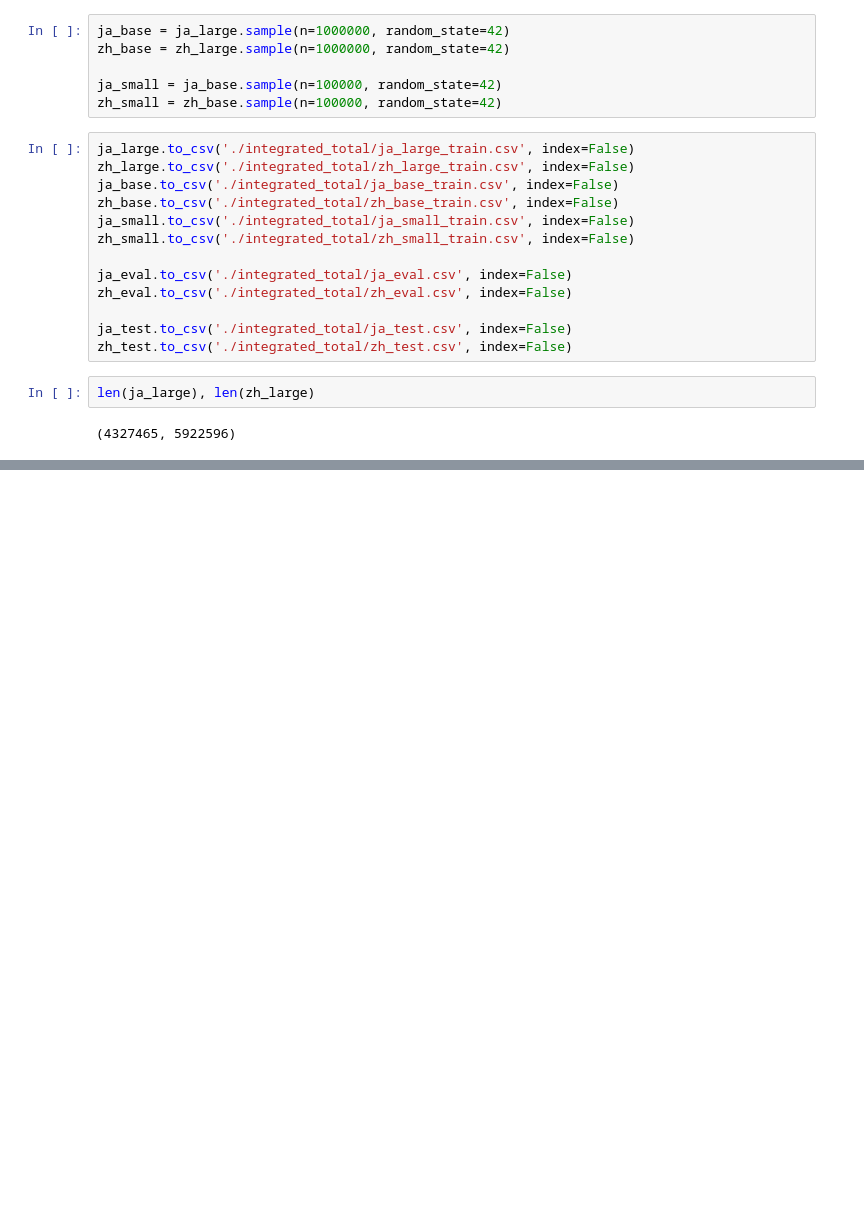
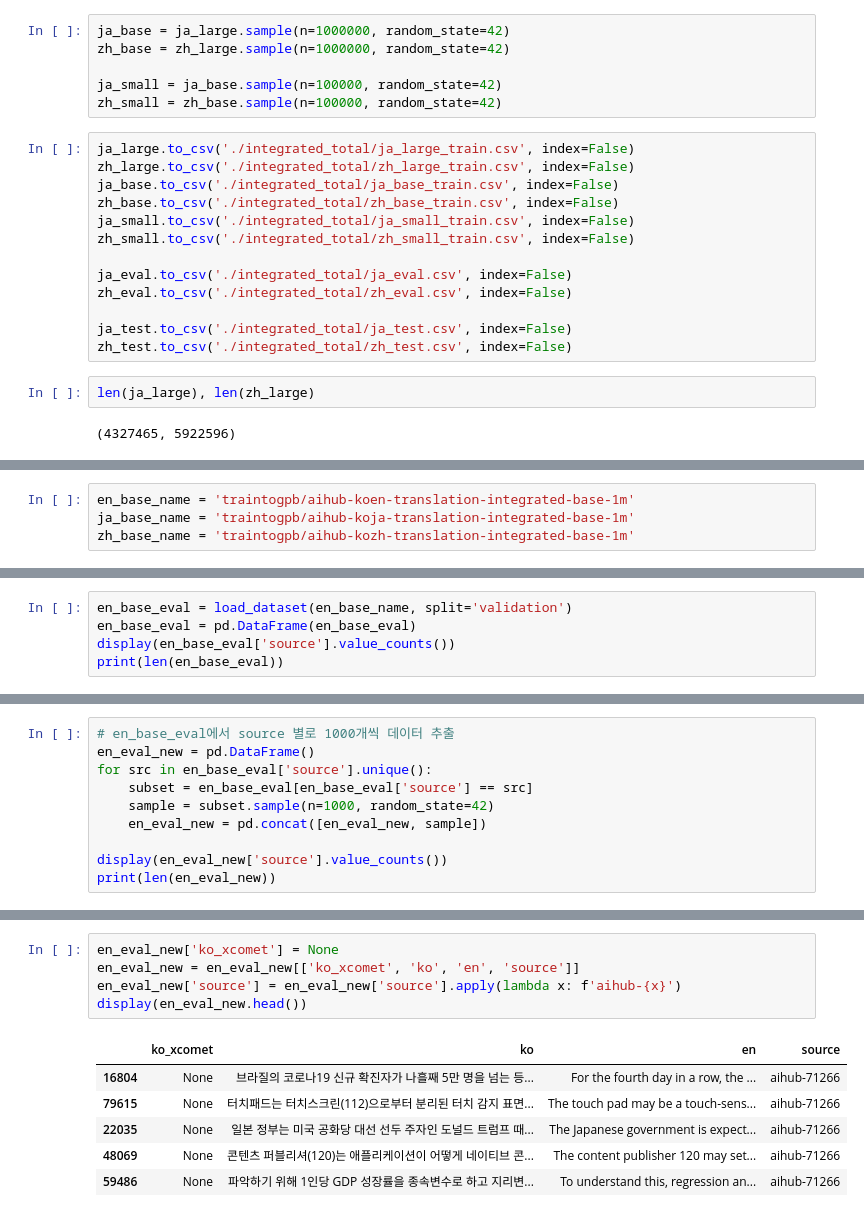
Before and after one commit to TrainToGPB/slm-mmt-exp, a Jupyter notebook: translation_datasets/mmt/aihub_integration/mmt_integration.ipynb, the cells around one changed output, grey strips where cells are left out. Drawn from its saved outputs; the diff is of its cells as text; blank space fills up the shorter version.

```diff
--- a/translation_datasets/mmt/aihub_integration/mmt_integration.ipynb
+++ b/translation_datasets/mmt/aihub_integration/mmt_integration.ipynb
@@ -775,0 +783,4 @@ len(ja_large), len(zh_large)
+# %%
+en_base_name = 'traintogpb/aihub-koen-translation-integrated-base-1m'
+ja_base_name = 'traintogpb/aihub-koja-translation-integrated-base-1m'
+zh_base_name = 'traintogpb/aihub-kozh-translation-integrated-base-1m'
@@ -775,0 +1098,5 @@ len(ja_large), len(zh_large)
+# %%
+en_base_eval = load_dataset(en_base_name, split='validation')
+en_base_eval = pd.DataFrame(en_base_eval)
+display(en_base_eval['source'].value_counts())
+print(len(en_base_eval))
@@ -775,0 +1115,10 @@ len(ja_large), len(zh_large)
+# %%
+# en_base_eval에서 source 별로 1000개씩 데이터 추출
+en_eval_new = pd.DataFrame()
+for src in en_base_eval['source'].unique():
+    subset = en_base_eval[en_base_eval['source'] == src]
+    sample = subset.sample(n=1000, random_state=42)
+    en_eval_new = pd.concat([en_eval_new, sample])
+
+display(en_eval_new['source'].value_counts())
+print(len(en_eval_new))
@@ -775,0 +1137,12 @@ len(ja_large), len(zh_large)
+# %%
+en_eval_new['ko_xcomet'] = None
+en_eval_new = en_eval_new[['ko_xcomet', 'ko', 'en', 'source']]
+en_eval_new['source'] = en_eval_new['source'].apply(lambda x: f'aihub-{x}')
+display(en_eval_new.head())
+# %% [output]
+|  | ko_xcomet | ko | en | source |
+| 16804 | None | 브라질의 코로나19 신규 확진자가 나흘째 5만 명을 넘는 등... | For the fourth day in a row, the ... | aihub-71266 |
+| 79615 | None | 터치패드는 터치스크린(112)으로부터 분리된 터치 감지 표면... | The touch pad may be a touch-sens... | aihub-71266 |
+| 22035 | None | 일본 정부는 미국 공화당 대선 선두 주자인 도널드 트럼프 때... | The Japanese government is expect... | aihub-71266 |
+| 48069 | None | 콘텐츠 퍼블리셔(120)는 애플리케이션이 어떻게 네이티브 콘... | The content publisher 120 may set... | aihub-71266 |
+| 59486 | None | 파악하기 위해 1인당 GDP 성장률을 종속변수로 하고 지리변... | To understand this, regression an... | aihub-71266 |
```
Also changed, not shown: parts of 26 cells of this notebook, 4 other files.
